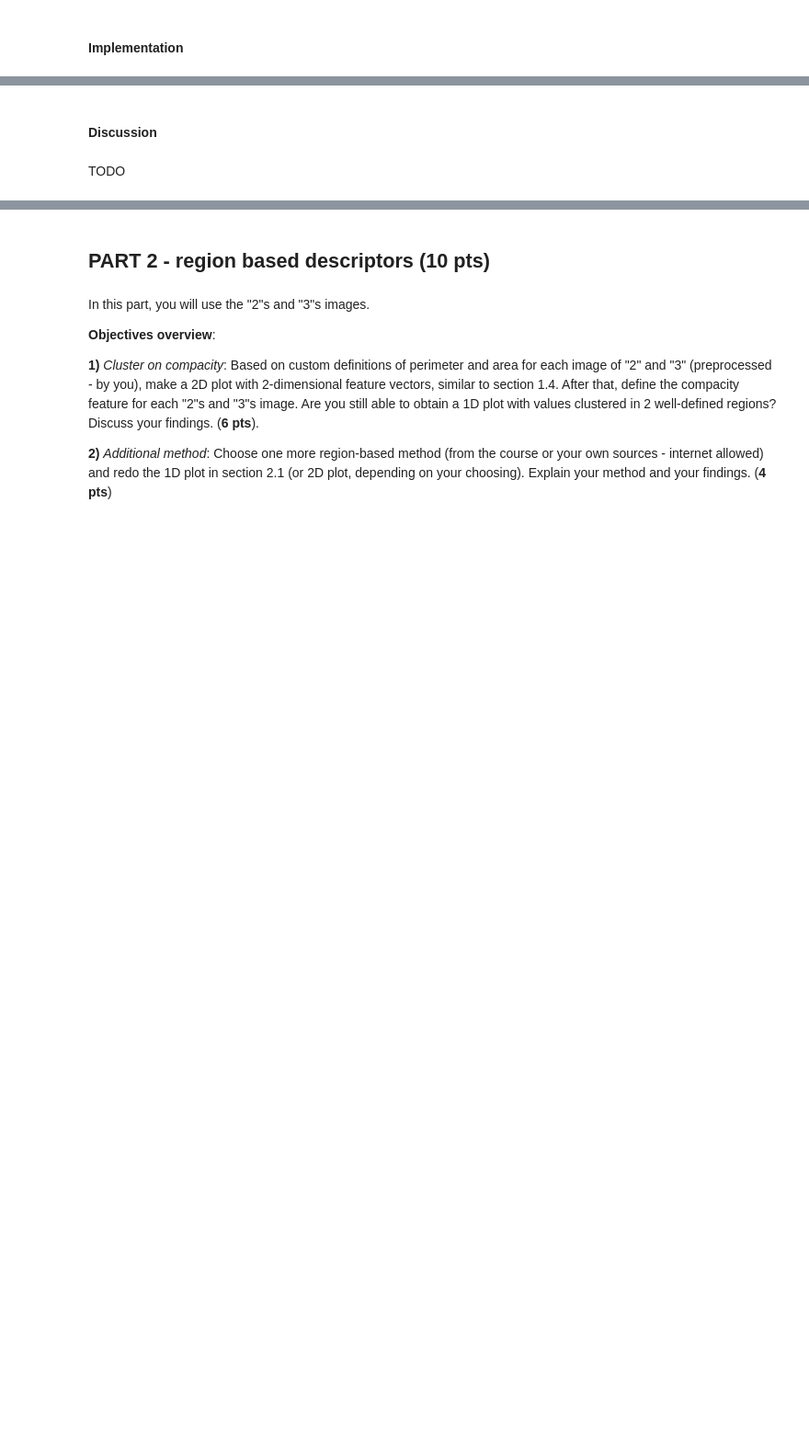
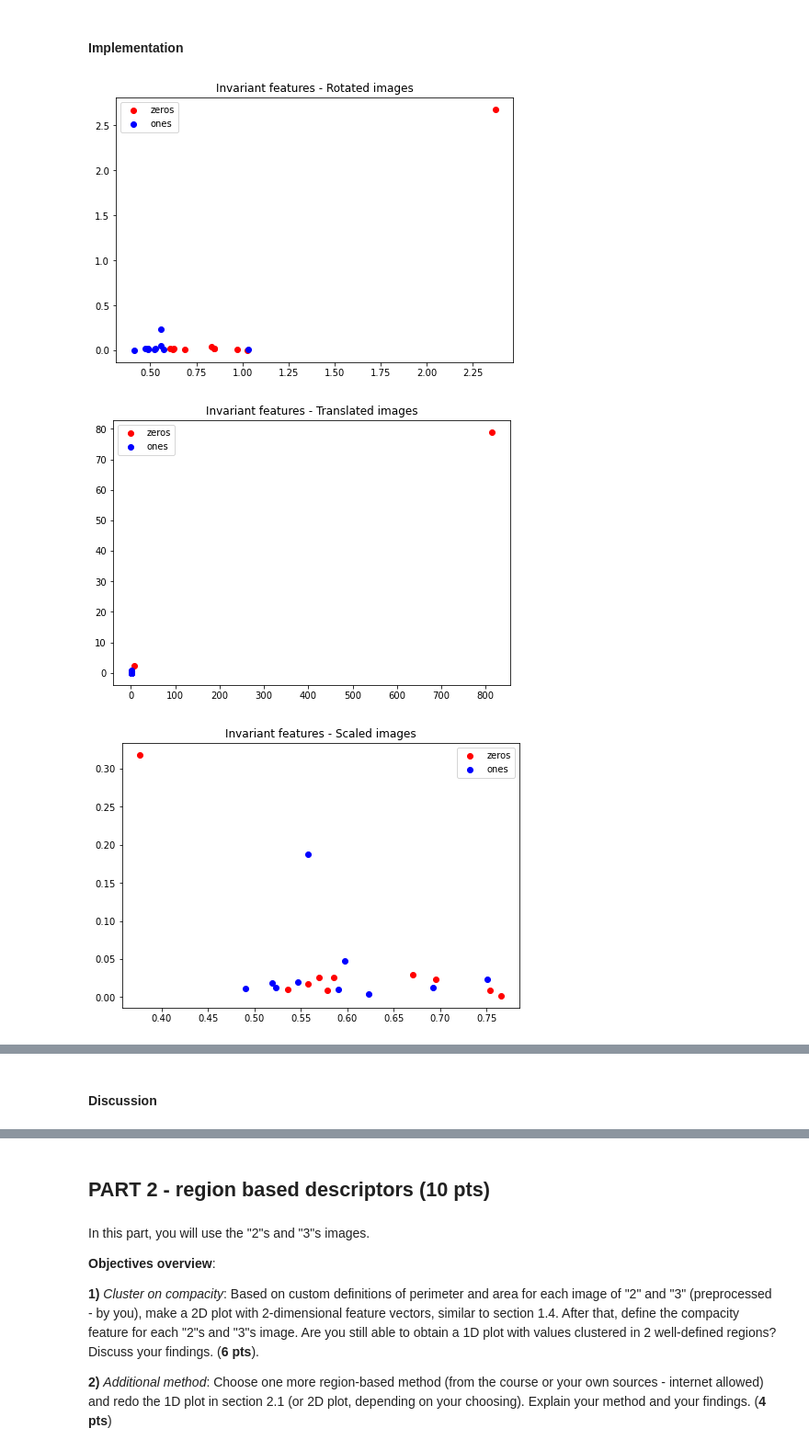
Before and after one commit to tobiasforest/iapr, a Jupyter notebook: labs/lab_02_object_description.ipynb, the cells around one changed output, grey strips where cells are left out. Shown at 92% size. Cells and saved outputs as stored; diff of their text form; code cells hidden in the pictures; blank space fills up the shorter version.

```diff
--- a/labs/lab_02_object_description.ipynb
+++ b/labs/lab_02_object_description.ipynb
@@ -289,0 +385,41 @@ transformed_images_ones = []
+# %%
+# We will define 4 sets of new images below
+rotated_images_zeros = [random_rotate(img) for img in zeros_im]
+rotated_images_ones = [random_rotate(img) for img in ones_im]
+
+translated_images_zeros = [random_translate(img) for img in zeros_im]
+translated_images_ones = [random_translate(img) for img in ones_im]
+
+scaled_images_zeros = [random_scale(img) for img in zeros_im]
+scaled_images_ones = [random_scale(img) for img in ones_im]
+
+transformed_images_zeros = [random_scale(random_translate(random_rotate(img))) for img in zeros_im]
+transformed_images_ones = [random_scale(random_translate(random_rotate(img))) for img in ones_im]
+# %%
+# For each of the 4 sets of "0"s and "1"s above, you should find the invaiant features
+# and make a plot (similar to section 1.4) - 4 plots in total!
+# Use a proper labeling/legend for the plots!
+
+
+def plot_invariant_features(images_zeros, images_ones, inv_to_rotation, inv_to_translation, inv_to_scale, title):
+    zeros_features = [get_invariant_features(img, inv_to_rotation, inv_to_translation, inv_to_scale) for img in images_zeros]
+    ones_features = [get_invariant_features(img, inv_to_rotation, inv_to_translation, inv_to_scale) for img in images_ones]
+    zeros_f1, zeros_f2 = zip(*zeros_features)
+    ones_f1, ones_f2 = zip(*ones_features)
+
+    fig = plt.figure()
+    ax = fig.add_axes([0, 0, 1, 1])
+    ax.scatter(zeros_f1, zeros_f2, color='r', label='zeros')
+    ax.scatter(ones_f1, ones_f2, color='b', label='ones')
+    ax.legend(loc='best')
+    plt.title(title)
+    plt.show()
+
+plot_invariant_features(rotated_images_zeros, rotated_images_ones, True, True, True, "Invariant features - Rotated images")
+plot_invariant_features(translated_images_zeros, translated_images_ones, True, True, True, "Invariant features - Translated images")
+plot_invariant_features(scaled_images_zeros, scaled_images_ones, True, True, True, "Invariant features - Scaled images")
+plot_invariant_features(transformed_images_zeros, transformed_images_ones, True, True, True, "Invariant features - Transformed images")
+# %% [output]
+[figure, added]
+[figure, added]
+[figure, added]
@@ -290,4 +427,2 @@ transformed_images_ones = []
 # %% [markdown]
 #### Discussion
-# %% [markdown]
-TODO
```
Also changed, not shown: parts of 37 cells of this notebook.
